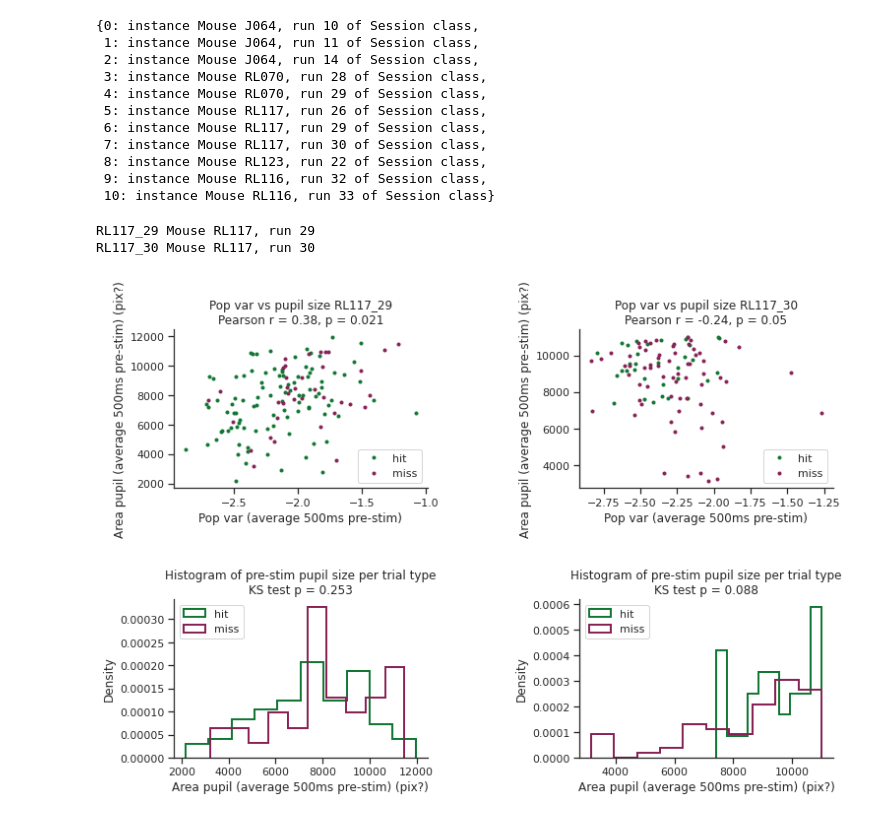
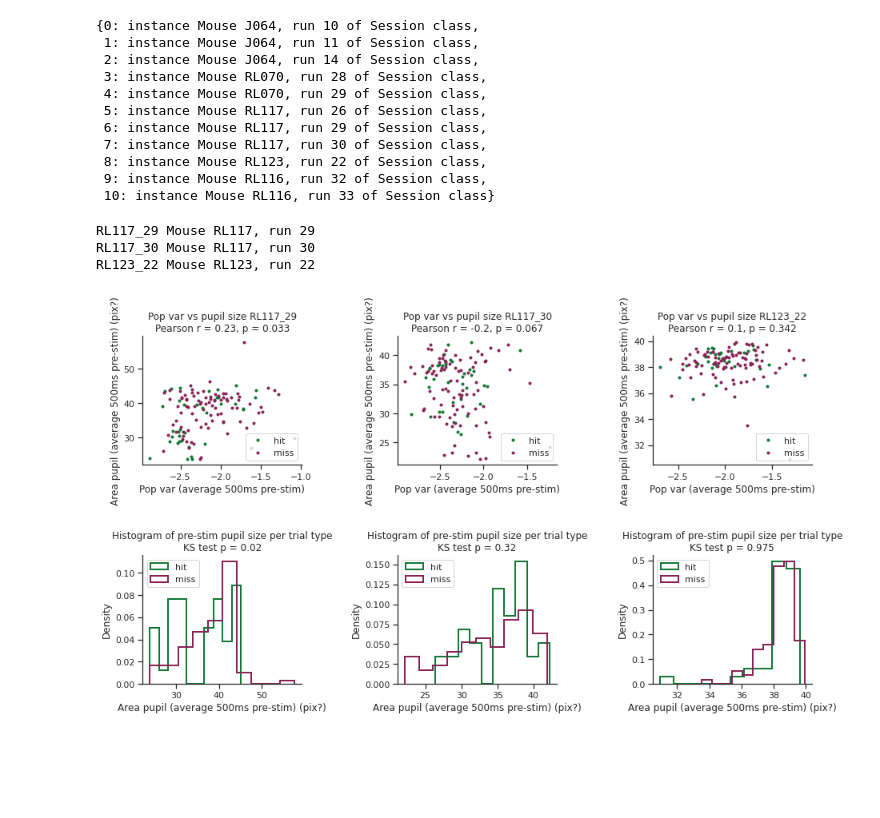
Before and after one commit to Packer-Lab/popping-off, a Jupyter notebook: notebooks/Paper Figures/Pupil analysis.ipynb, the cells around one changed output. Cells and saved outputs as stored; diff of their text form; code cells hidden in the pictures; blank space fills up the shorter version.

```diff
--- a/notebooks/Paper Figures/Pupil analysis.ipynb
+++ b/notebooks/Paper Figures/Pupil analysis.ipynb
@@ -216,8 +254,9 @@ def find_session_for_pupil(sess_dict, signature='J064_29'):
 
 
 for signature in dict_pupil_data.keys():
-    for name_p in ['area_array', 'r2_distance']:
-        dict_pupil_data[signature][name_p] = filter_frames_first_pass(run=dict_runs[signature],
+    for name_p in ['area_array', 'r2_distance', 'area_array_corrected', 'filtered_a_array']:
+        if name_p in dict_pupil_data[signature].keys():
+            dict_pupil_data[signature][name_p] = filter_frames_first_pass(run=dict_runs[signature],
                                                                       pupil=dict_pupil_data[signature][name_p])
 # %%
 ## I am James Rowland and this is my invention:
@@ -225,7 +264,7 @@ for signature in dict_pupil_data.keys():
 for signature in df_pupil_mice['signature']:
     corresponding_sess = find_session_for_pupil(sess_dict=pas.sessions, signature=signature)
 
-    dict_runs[signature].pupil = np.expand_dims(dict_pupil_data[signature]['area_array'], 0)  # add to run so we can use build_flu_array_single
+    dict_runs[signature].pupil = np.expand_dims(dict_pupil_data[signature]['filtered_a_array'], 0)  # add to run so we can use build_flu_array_single
     dict_pupil_data[signature]['pupil_size'] = np.squeeze(build_flu_array_single(run=dict_runs[signature], use_pupil=True,
                                                                         pre_frames=60, post_frames=120))
                                                                     #   pre_frames=corresponding_sess.pre_frames,
@@ -240,7 +280,7 @@ Loaded pupil with shape (trials x time points) (192, 180)
 # %%
-fig, ax = plt.subplots(1, 2, figsize=(12, 4), gridspec_kw={'wspace': 0.4})
+fig, ax = plt.subplots(1, len(dict_pupil_data), figsize=(15, 4), gridspec_kw={'wspace': 0.4})
 colors = {'hit': '#117733', 'miss': '#882255'}
-for iplot, signature in enumerate(['RL117_29', 'RL117_30']):
+for iplot, signature in enumerate(['RL117_29', 'RL117_30', 'RL123_22']):
     curr_ax = ax[iplot]
     pupil_arr = dict_pupil_data[signature]['pupil_size']
     session = find_session_for_pupil(sess_dict=pas.sessions, signature=signature)
@@ -250,7 +290,8 @@ for iplot, signature in enumerate(['RL117_29', 'RL117_30']):
 
     # Baseline the pupil
     baseline = np.mean(pupil_arr[:, :preframes], 1)
-    pupil_arr = np.subtract(pupil_arr.T, baseline).T
+    # baseline = np.mean(pupil_arr[:, preframes + 5:preframes + 12], 1)
+    # pupil_arr = np.subtract(pupil_arr.T, baseline).T
 
     for tt in ['hit', 'miss']:
         curr_sel = pupil_arr[session.outcome==tt, :]
@@ -290,3 +309,0 @@ pas.sessions
-# %%
-pupil_arr = np.subtract(pupil_arr.T, baseline).T
-print(pupil_arr.shape)
@@ -307,14 +322,16 @@ pas.sessions
  9: instance Mouse RL116, run 32 of Session class,
  10: instance Mouse RL116, run 33 of Session class}
 # %%
-fig, ax = plt.subplots(2, 2, figsize=(12, 8), gridspec_kw={'wspace': 0.6, 'hspace': 0.7})
+fig, ax = plt.subplots(2, len(dict_pupil_data), figsize=(15, 8), gridspec_kw={'wspace': 0.6, 'hspace': 0.7})
 colors = {'hit': '#117733', 'miss': '#882255'}
-for iplot, signature in enumerate(['RL117_29', 'RL117_30']):
+for iplot, signature in enumerate(['RL117_29', 'RL117_30', 'RL123_22']):
 
     if signature == 'RL117_29':
         i_s = 6
     elif signature == 'RL117_30':
         i_s = 7
+    elif signature == 'RL123_22':
+        i_s = 8
     print(signature, pas.sessions[i_s])
     pupil_arr = dict_pupil_data[signature]['pupil_size']
     session = find_session_for_pupil(sess_dict=pas.sessions, signature=signature)
@@ -322,6 +339,9 @@ for iplot, signature in enumerate(['RL117_29', 'RL117_30']):
     time_slice = slice(45, 60)
     pupil_arr = pupil_arr[:, time_slice]
     pop_var_arr = cov_dicts['s1'][i_s]['variance_cell_rates']
+    # pop_var_arr = cov_dicts['s1'][i_s]['n_cells_stimmed']
+    # tmp = cov_dicts['s1'][i_s]['reward']
+    # pop_var_arr = np.convolve(tmp, np.ones(10) / 10, mode='same')
 
 
     # preframes = 60
@@ -333,41 +353,51 @@ for iplot, signature in enumerate(['RL117_29', 'RL117_30']):
     # pupil_arr = np.subtract(pupil_arr.T, baseline).T
 
     curr_ax = ax[0, iplot]
+    select_trials = {}
     for tt in ['hit', 'miss']:
-        select_trials = session.outcome == tt
-        # select_trials = np.logical_and(session.outcome == tt, session.photostim < 2)
-        curr_pupil = pupil_arr[select_trials, :]
-        curr_popvar = pop_var_arr[select_trials]
+        # select_trials[tt] = session.outcome == tt
+        # select_trials[tt] = np.logical_and(session.outcome == tt, session.photostim < 2)
+
+        if tt == 'hit':
+            tmp = cov_dicts['s1'][0]['reward']
+            select_trials[tt] = np.where(np.concatenate((np.array([0]), np.diff(tmp))) == 1)[0]
+        elif tt == 'miss':
+            tmp = cov_dicts['s1'][0]['reward']
+            select_trials[tt] = np.where(np.concatenate((np.array([0]), np.diff(tmp))) == 0)[0]
+            # select_trials[tt] = np.where(tmp == 0)[0]
+
+
+    for tt in ['hit', 'miss']:
+        curr_pupil = pupil_arr[select_trials[tt], :]
+        curr_popvar = pop_var_arr[select_trials[tt]]
 
         curr_ax.plot(curr_popvar, curr_pupil.mean(1), '.', color=colors[tt], label=tt)
     corr = scipy.stats.pearsonr(curr_popvar, curr_pupil.mean(1))
 
     curr_ax.set_title(f'Pop var vs pupil size {signature}\nPearson r = {np.round(corr[0], 2)}, p = {np.round(corr[1], 3)}')
     curr_ax.set_xlabel('Pop var (average 500ms pre-stim)')
     curr_ax.set_ylabel('Area pupil (average 500ms pre-stim) (pix?)')
     curr_ax.legend(loc='lower right', frameon=True)
     pop.despine(curr_ax)
 
     curr_ax = ax[1, iplot]
 
     curr_pupil = {}
     for tt in ['hit', 'miss']:
-        select_trials = session.outcome == tt
-
-        # select_trials = np.logical_and(session.outcome == tt, session.photostim < 2)
-        curr_pupil[tt] = pupil_arr[select_trials, :]
+        curr_pupil[tt] = pupil_arr[select_trials[tt], :]
 
         curr_ax.hist(curr_pupil[tt].mean(1), histtype='step', density=True,
                      color=colors[tt], label=tt, linewidth=2)
 
     ksresults = scipy.stats.kstest(curr_pupil['hit'].mean(1), curr_pupil['miss'].mean(1), alternative='two-sided')
     # print(ksresults)
     curr_ax.set_title(f'Histogram of pre-stim pupil size per trial type\nKS test p = {np.round(ksresults[1], 3)}')
     curr_ax.set_xlabel('Area pupil (average 500ms pre-stim) (pix?)')
     curr_ax.set_ylabel('Density')
     curr_ax.legend(loc='upper left', frameon=True)
     pop.despine(curr_ax)
 # %% [output]
 RL117_29 Mouse RL117, run 29
 RL117_30 Mouse RL117, run 30
+RL123_22 Mouse RL123, run 22
-[figure, old version]
+[figure, new version]
```
Also changed, not shown: parts of 16 cells of this notebook.
